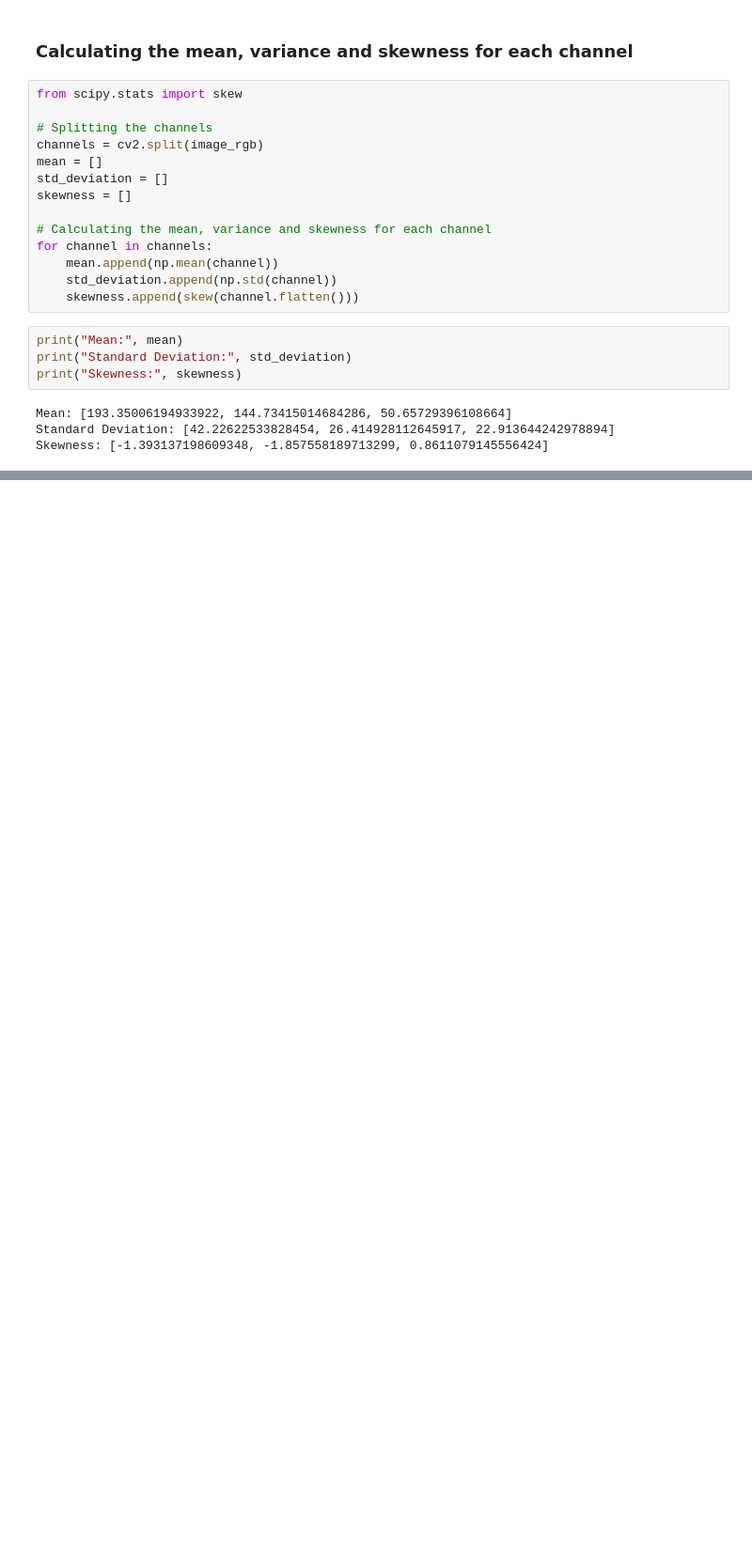
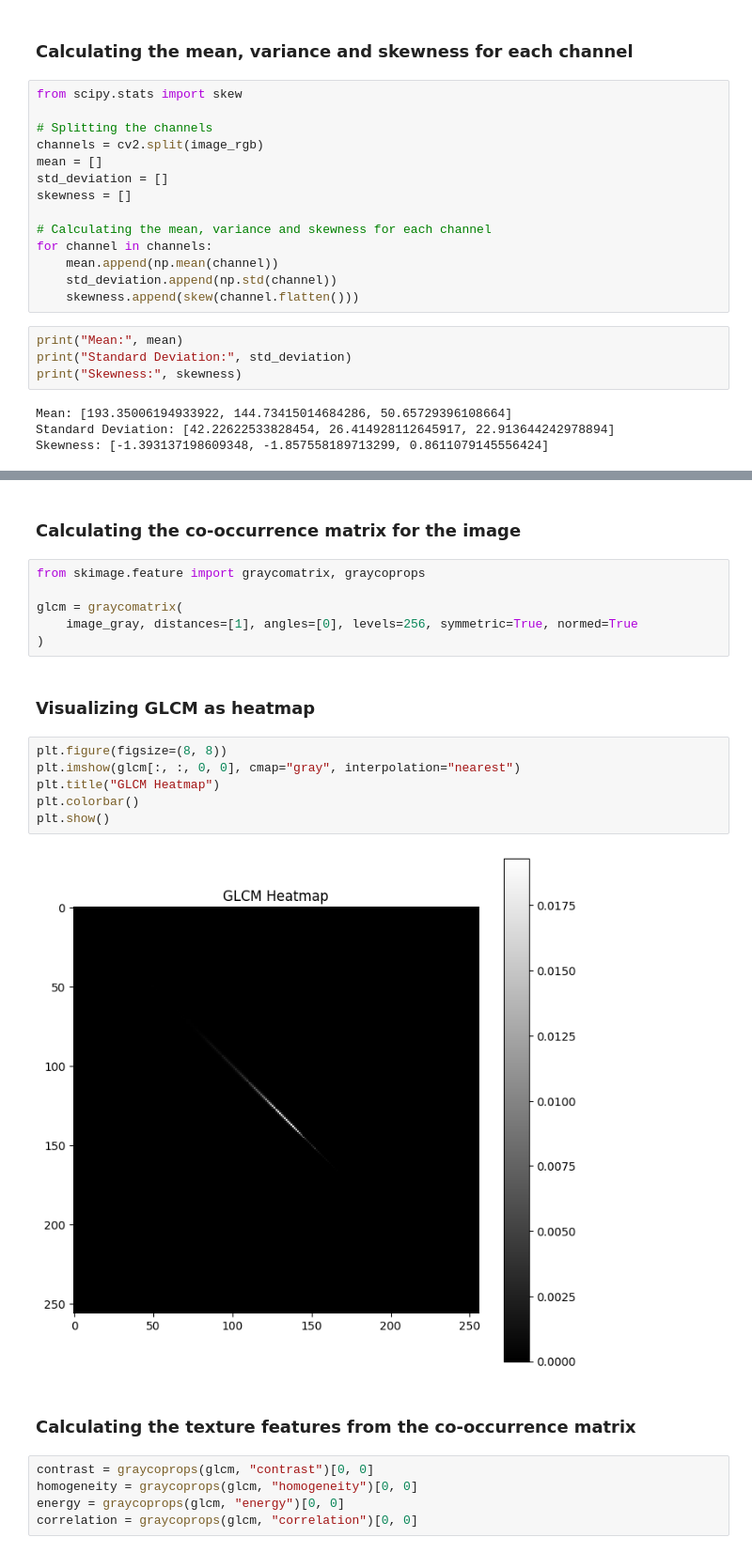
Before and after one commit to khalidmahamud/feature_extraction_techniques, a Jupyter notebook: color_based_features.ipynb, the cells around one changed output, grey strips where cells are left out. Shown at 94% size. Drawn from its saved outputs; the diff is of its cells as text; blank space fills up the shorter version.

```diff
--- a/color_based_features.ipynb
+++ b/color_based_features.ipynb
@@ -138,0 +194,25 @@ Skewness: [-1.393137198609348, -1.857558189713299, 0.8611079145556424]
+# %% [markdown]
+### Calculating the co-occurrence matrix for the image
+# %%
+from skimage.feature import graycomatrix, graycoprops
+
+glcm = graycomatrix(
+    image_gray, distances=[1], angles=[0], levels=256, symmetric=True, normed=True
+)
+# %% [markdown]
+### Visualizing GLCM as heatmap
+# %%
+plt.figure(figsize=(8, 8))
+plt.imshow(glcm[:, :, 0, 0], cmap="gray", interpolation="nearest")
+plt.title("GLCM Heatmap")
+plt.colorbar()
+plt.show()
+# %% [output]
+[figure, added]
+# %% [markdown]
+### Calculating the texture features from the co-occurrence matrix
+# %%
+contrast = graycoprops(glcm, "contrast")[0, 0]
+homogeneity = graycoprops(glcm, "homogeneity")[0, 0]
+energy = graycoprops(glcm, "energy")[0, 0]
+correlation = graycoprops(glcm, "correlation")[0, 0]
```
Also changed, not shown: parts of 37 cells of this notebook, 1 other file.
